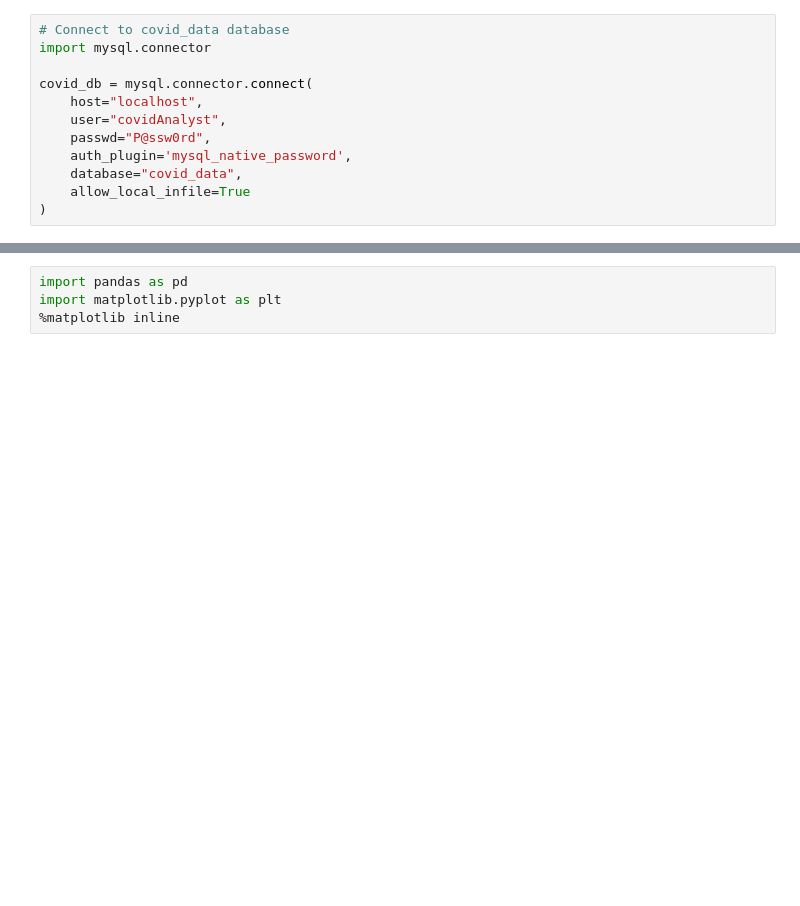
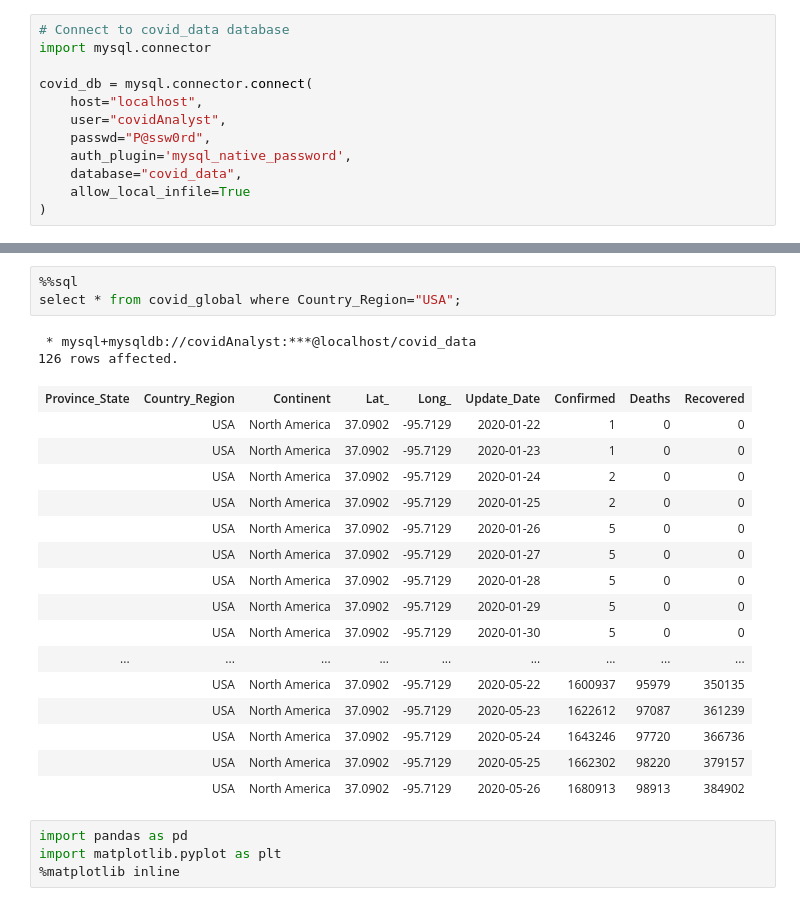
Before and after one commit to Anirban2404/Covid-19Analysis, a Jupyter notebook: src/ipynb_src/DBAnalysis.ipynb, the cells around one changed output, grey strips where cells are left out. Cells and saved outputs as stored; diff of their text form; blank space fills up the shorter version.

```diff
--- a/src/ipynb_src/DBAnalysis.ipynb
+++ b/src/ipynb_src/DBAnalysis.ipynb
@@ -13,3 +20,25 @@ covid_db = mysql.connector.connect(
+# %%
+%%sql
+select * from covid_global where Country_Region="USA";
+# %% [output]
+ * mysql+mysqldb://covidAnalyst:***@localhost/covid_data
+126 rows affected.
+| Province_State | Country_Region | Continent | Lat_ | Long_ | Update_Date | Confirmed | Deaths | Recovered |
+|  | USA | North America | 37.0902 | -95.7129 | 2020-01-22 | 1 | 0 | 0 |
+|  | USA | North America | 37.0902 | -95.7129 | 2020-01-23 | 1 | 0 | 0 |
+|  | USA | North America | 37.0902 | -95.7129 | 2020-01-24 | 2 | 0 | 0 |
+|  | USA | North America | 37.0902 | -95.7129 | 2020-01-25 | 2 | 0 | 0 |
+|  | USA | North America | 37.0902 | -95.7129 | 2020-01-26 | 5 | 0 | 0 |
+|  | USA | North America | 37.0902 | -95.7129 | 2020-01-27 | 5 | 0 | 0 |
+|  | USA | North America | 37.0902 | -95.7129 | 2020-01-28 | 5 | 0 | 0 |
+|  | USA | North America | 37.0902 | -95.7129 | 2020-01-29 | 5 | 0 | 0 |
+|  | USA | North America | 37.0902 | -95.7129 | 2020-01-30 | 5 | 0 | 0 |
+| ... | ... | ... | ... | ... | ... | ... | ... | ... |
+|  | USA | North America | 37.0902 | -95.7129 | 2020-05-22 | 1600937 | 95979 | 350135 |
+|  | USA | North America | 37.0902 | -95.7129 | 2020-05-23 | 1622612 | 97087 | 361239 |
+|  | USA | North America | 37.0902 | -95.7129 | 2020-05-24 | 1643246 | 97720 | 366736 |
+|  | USA | North America | 37.0902 | -95.7129 | 2020-05-25 | 1662302 | 98220 | 379157 |
+|  | USA | North America | 37.0902 | -95.7129 | 2020-05-26 | 1680913 | 98913 | 384902 |
 # %%
 import pandas as pd
 import matplotlib.pyplot as plt
```
Also changed, not shown: parts of 4 cells of this notebook, 11 other files.
